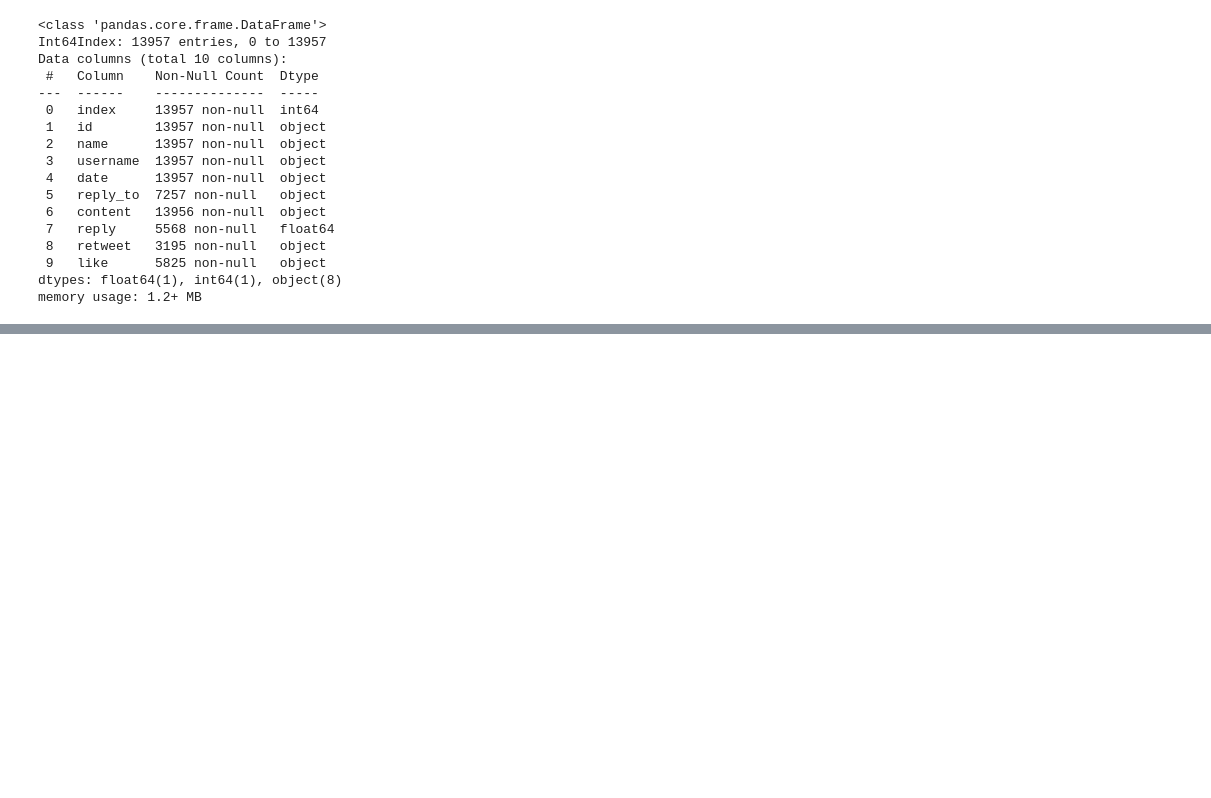
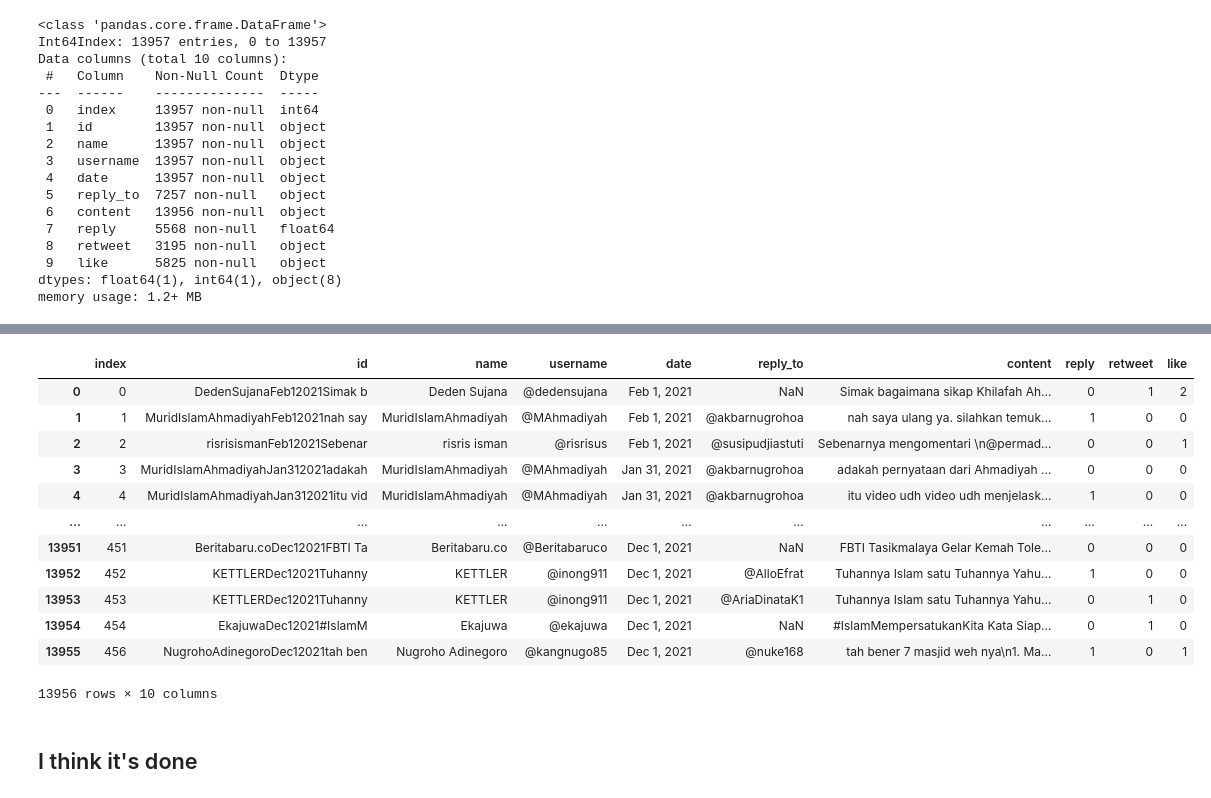
Before and after one commit to iddzzz/netizen-sentiment-analysis, a Jupyter notebook: data-cleaning.ipynb, the cells around one changed output, grey strips where cells are left out. Saved outputs shown, nothing was run; the diff lists cells and outputs as text; code cells hidden in the pictures; blank space fills up the shorter version.

Commit message:
Completing data cleaning and progressing on EDA

```diff
--- a/data-cleaning.ipynb
+++ b/data-cleaning.ipynb
@@ -178,0 +373,19 @@ memory usage: 1.2+ MB
+# %%
+df_new = pd.read_csv('./data/tweet-clean.csv')
+df_new
+# %% [output]
+|  | index | id | name | username | date | reply_to | content | reply | retweet | like |
+| 0 | 0 | DedenSujanaFeb12021Simak b | Deden Sujana | @dedensujana | Feb 1, 2021 | NaN | Simak bagaimana sikap Khilafah Ah... | 0 | 1 | 2 |
+| 1 | 1 | MuridIslamAhmadiyahFeb12021nah say | MuridIslamAhmadiyah | @MAhmadiyah | Feb 1, 2021 | @akbarnugrohoa | nah saya ulang ya. silahkan temuk... | 1 | 0 | 0 |
+| 2 | 2 | risrisismanFeb12021Sebenar | risris isman | @risrisus | Feb 1, 2021 | @susipudjiastuti | Sebenarnya mengomentari \n@permad... | 0 | 0 | 1 |
+| 3 | 3 | MuridIslamAhmadiyahJan312021adakah | MuridIslamAhmadiyah | @MAhmadiyah | Jan 31, 2021 | @akbarnugrohoa | adakah pernyataan dari Ahmadiyah ... | 0 | 0 | 0 |
+| 4 | 4 | MuridIslamAhmadiyahJan312021itu vid | MuridIslamAhmadiyah | @MAhmadiyah | Jan 31, 2021 | @akbarnugrohoa | itu video udh video udh menjelask... | 1 | 0 | 0 |
+| ... | ... | ... | ... | ... | ... | ... | ... | ... | ... | ... |
+| 13951 | 451 | Beritabaru.coDec12021FBTI Ta | Beritabaru.co | @Beritabaruco | Dec 1, 2021 | NaN | FBTI Tasikmalaya Gelar Kemah Tole... | 0 | 0 | 0 |
+| 13952 | 452 | KETTLERDec12021Tuhanny | KETTLER | @inong911 | Dec 1, 2021 | @AlloEfrat | Tuhannya Islam satu Tuhannya Yahu... | 1 | 0 | 0 |
+| 13953 | 453 | KETTLERDec12021Tuhanny | KETTLER | @inong911 | Dec 1, 2021 | @AriaDinataK1 | Tuhannya Islam satu Tuhannya Yahu... | 0 | 1 | 0 |
+| 13954 | 454 | EkajuwaDec12021#IslamM | Ekajuwa | @ekajuwa | Dec 1, 2021 | NaN | #IslamMempersatukanKita Kata Siap... | 0 | 1 | 0 |
+| 13955 | 456 | NugrohoAdinegoroDec12021tah ben | Nugroho Adinegoro | @kangnugo85 | Dec 1, 2021 | @nuke168 | tah bener 7 masjid weh nya\n1. Ma... | 1 | 0 | 1 |
+13956 rows × 10 columns
+# %% [markdown]
+## I think it's done
```
Also changed, not shown: parts of 22 cells of this notebook, 1 other file.
